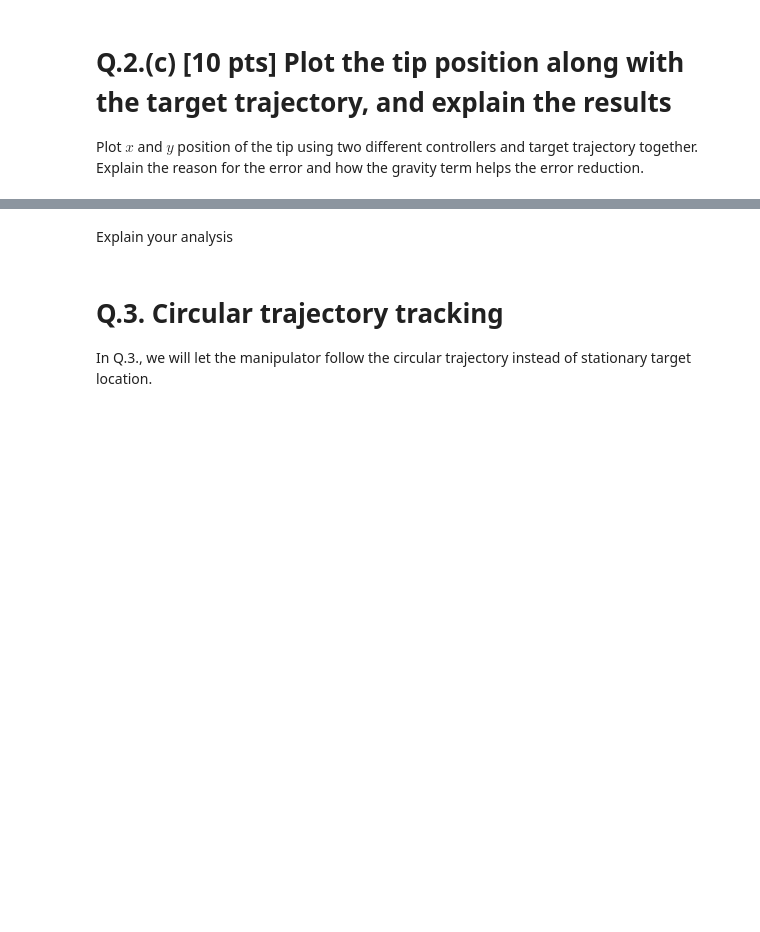
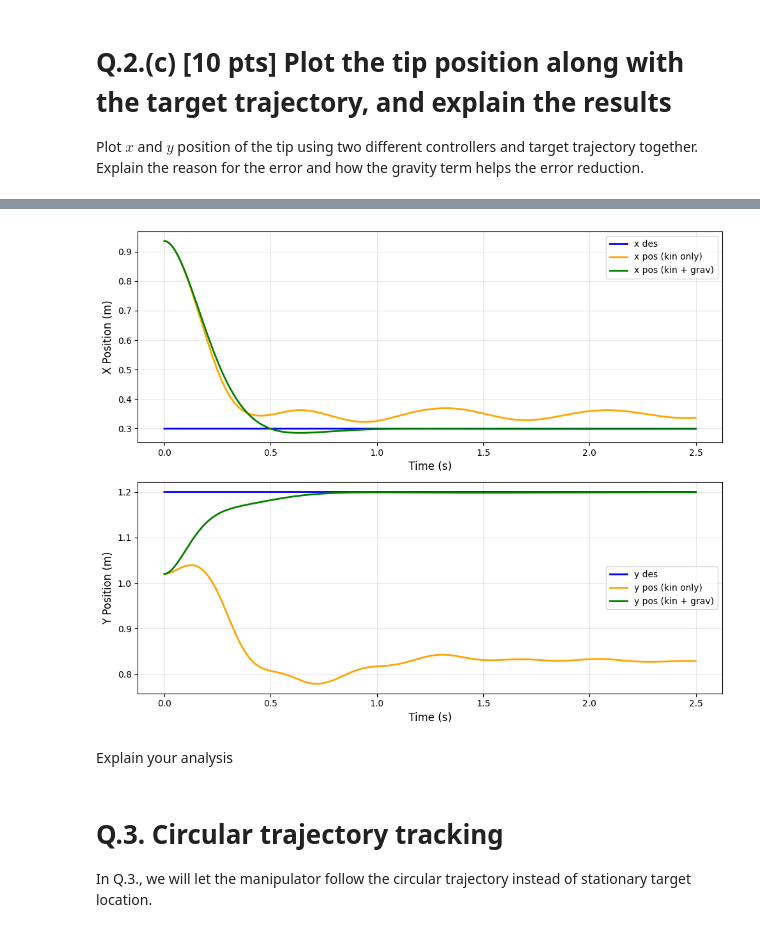
Before and after one commit to Shrinidhiimani/Shrinidhiimani, a Jupyter notebook: HW6.ipynb, the cells around one changed output, grey strips where cells are left out. Saved outputs shown, nothing was run; the diff lists cells and outputs as text; code cells hidden in the pictures; blank space fills up the shorter version.

```diff
--- a/HW6.ipynb
+++ b/HW6.ipynb
@@ -321,3 +330,44 @@ plt.show()
+# %%
+# Plot x, y of the tip: Write your codes here
+# Extract end-effector positions for both controllers
+xee_kin = np.zeros((num_step, 2))
+xee_kin_grav = np.zeros((num_step, 2))
+
+for i in range(num_step):
+    xp_kin = list(x_out_kin[:, i]) + list(arm_params)
+    xp_kin_grav = list(x_out_kin_grav[:, i]) + list(arm_params)
+
+    xee_kin[i, :] = np.array(pD_func(*xp_kin)).flatten()[:2]
+    xee_kin_grav[i, :] = np.array(pD_func(*xp_kin_grav)).flatten()[:2]
+
+# Plotting
+fig, axes = plt.subplots(2, 1, figsize=(10, 8))
+
+# X position
+axes[0].plot(ts, xee_des_trj[:, 0], 'b-', linewidth=2, label='x des')
+axes[0].plot(ts, xee_kin[:, 0], 'orange', linewidth=2, label='x pos (kin only)')
+axes[0].plot(ts, xee_kin_grav[:, 0], 'g-', linewidth=2, label='x pos (kin + grav)')
+axes[0].set_xlabel('Time (s)', fontsize=12)
+axes[0].set_ylabel('X Position (m)', fontsize=12)
+axes[0].legend(fontsize=10)
+axes[0].grid(True, alpha=0.3)
+
+# Y position
+axes[1].plot(ts, xee_des_trj[:, 1], 'b-', linewidth=2, label='y des')
+axes[1].plot(ts, xee_kin[:, 1], 'orange', linewidth=2, label='y pos (kin only)')
+axes[1].plot(ts, xee_kin_grav[:, 1], 'g-', linewidth=2, label='y pos (kin + grav)')
+axes[1].set_xlabel('Time (s)', fontsize=12)
+axes[1].set_ylabel('Y Position (m)', fontsize=12)
+axes[1].legend(fontsize=10)
+axes[1].grid(True, alpha=0.3)
+
+plt.tight_layout()
+plt.show()
+
+# .........................................................
+plt.show()
+# %% [output]
+[figure, added]
 # %% [markdown]
 Explain your analysis
 # %% [markdown]
```
Also changed, not shown: parts of 8 cells of this notebook.
